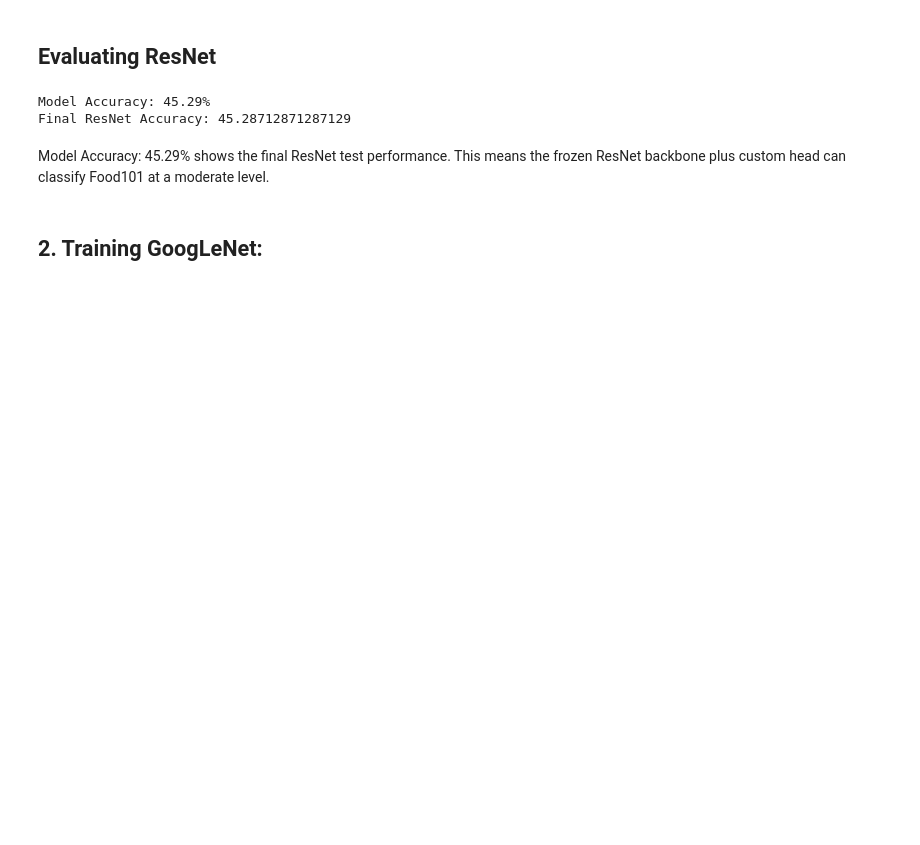
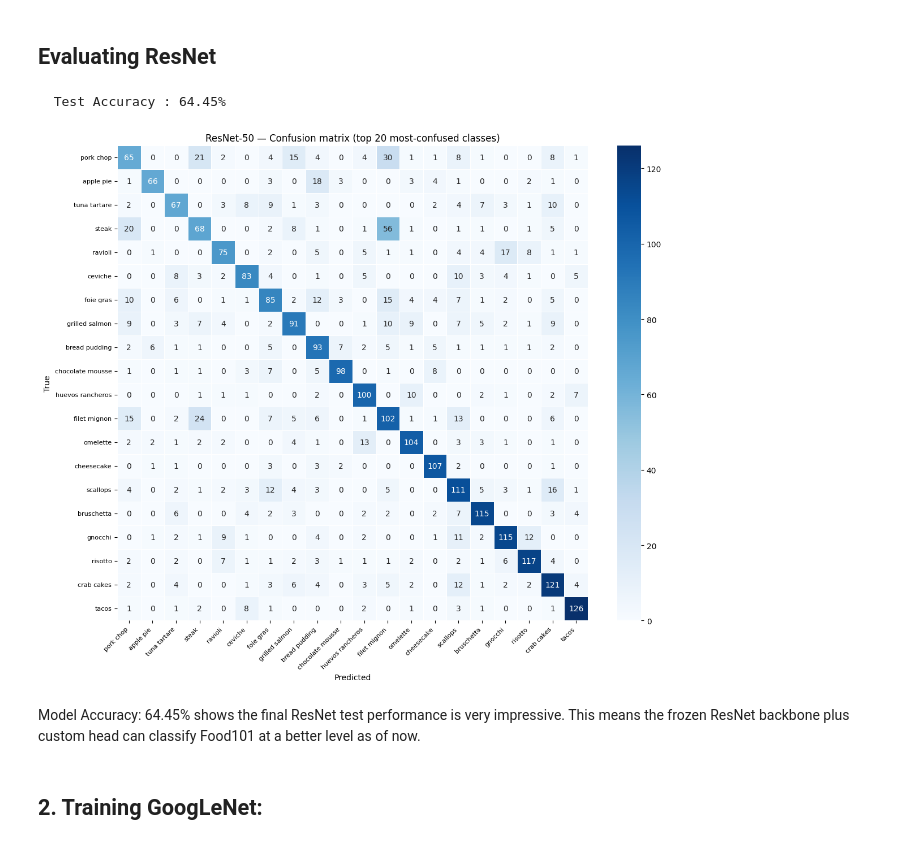
Before and after one commit to shreyashn10/AT2DeepLearning, a Jupyter notebook: PartA.ipynb, the cells around one changed output. Saved outputs shown, nothing was run; the diff lists cells and outputs as text; code cells hidden in the pictures; blank space fills up the shorter version.

```diff
--- a/PartA.ipynb
+++ b/PartA.ipynb
@@ -372,17 +634,20 @@ def compute_accuracy(model, data_loader):
 # %% [markdown]
 ## Evaluating ResNet
 # %%
-fin_res_acc = compute_accuracy(trained_resnet, test_loader)
-print("Final ResNet Accuracy:", fin_res_acc)
+resnet_acc, resnet_preds, resnet_labels = evaluate_on_test(
+    trained_resnet,
+    test_loader,
+    class_names=full_train_dataset.classes
+)
 
-results = {}
-results["ResNet"] = fin_res_acc
+#plot_training_curves(resnet_history, "ResNet-50")
+plot_confusion_matrix(resnet_labels, resnet_preds, full_train_dataset.classes, "ResNet-50")
 # %% [output]
-Model Accuracy: 45.29%
-Final ResNet Accuracy: 45.28712871287129
+  Test Accuracy : 64.45%
+[figure, added]
 # %% [markdown]
-Model Accuracy: 45.29% shows the final ResNet test performance.
-This means the frozen ResNet backbone plus custom head can classify Food101 at a moderate level.
+Model Accuracy: 64.45% shows the final ResNet test performance is very impressive.
+This means the frozen ResNet backbone plus custom head can classify Food101 at a better level as of now.
 # %% [markdown]
 ## 2. Training GoogLeNet:
 # %%
```
Also changed, not shown: parts of 45 cells of this notebook, 3 other files.
